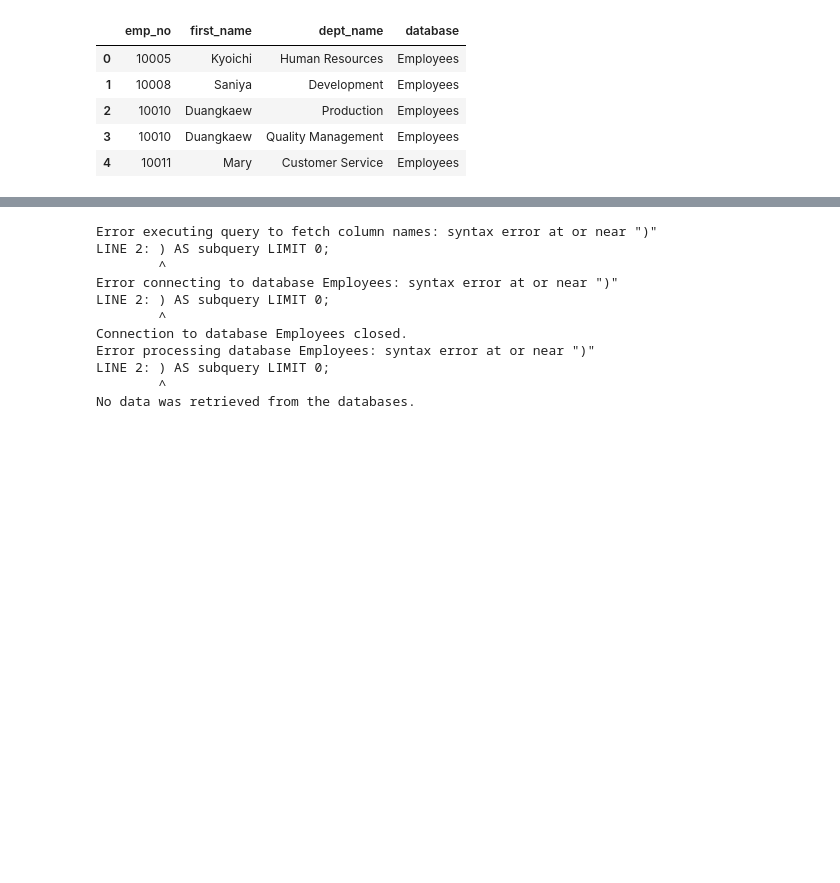
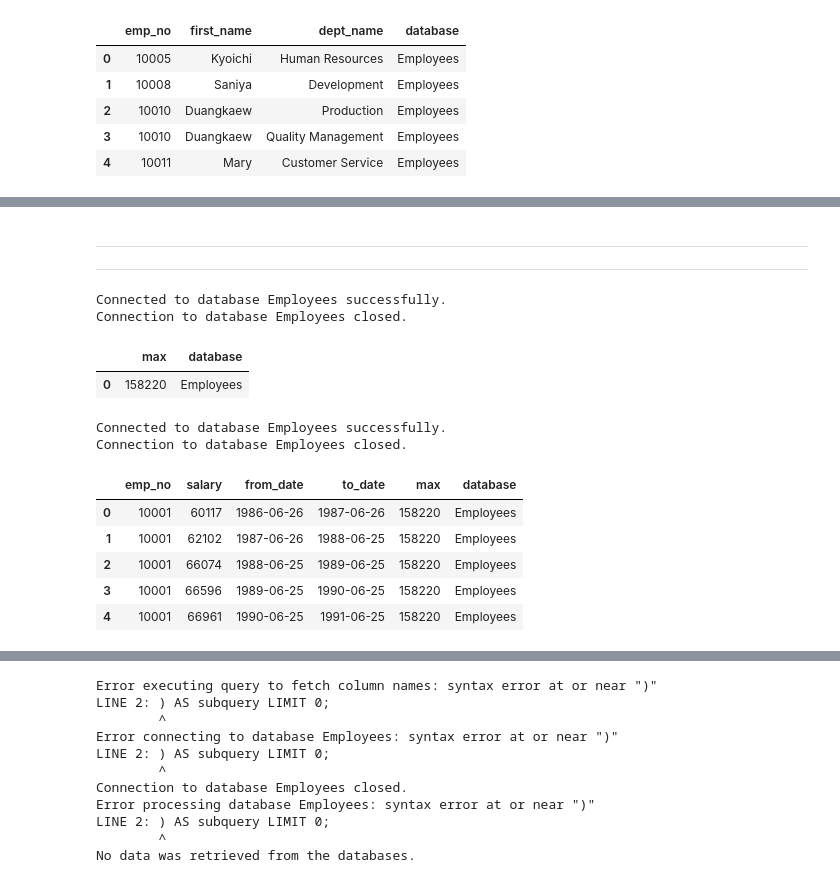
Before and after one commit to rameshkanna74/Bankai, a Jupyter notebook: postgres/01_basic.ipynb, the cells around one changed output, grey strips where cells are left out. Saved outputs shown, nothing was run; the diff lists cells and outputs as text; code cells hidden in the pictures; blank space fills up the shorter version.

```diff
--- a/postgres/01_basic.ipynb
+++ b/postgres/01_basic.ipynb
@@ -2773,0 +3157,24 @@ Connection to database Employees closed.
+# %%
+db_configs[0]["dbname"] = "Store"
+
+# Sample query
+user_query = """
+SELECT NULL AS "prod_id", sum(ol.quantity)
+FROM orderlines AS ol
+
+UNION
+
+SELECT prod_id AS "prod_id", sum(ol.quantity)
+FROM orderlines AS ol
+GROUP BY prod_id
+ORDER BY prod_id DESC
+"""
+
+params = None  # You can add parameters if needed
+
+# Execute the function
+result_df = run_query_with_dynamic_columns(
+    db_configs, user_query, chunk_size=10000, params=params
+)
+
+result_df.head(5)
@@ -2773,0 +3423,52 @@ Connection to database Employees closed.
+# %% [markdown]
+---
+
+---
+# %%
+db_configs[0]["dbname"] = "Employees"
+
+# Sample query
+user_query = """
+SELECT MAX(salary) FROM salaries
+"""
+params = None  # You can add parameters if needed
+
+# Execute the function
+result_df = run_query_with_dynamic_columns(
+    db_configs, user_query, chunk_size=10000, params=params
+)
+
+result_df.head(5)
+# %% [output]
+Connected to database Employees successfully.
+Connection to database Employees closed.
+|  | max | database |
+| 0 | 158220 | Employees |
+# %%
+db_configs[0]["dbname"] = "Employees"
+
+# Sample query
+user_query = """
+SELECT
+    *,
+    MAX(salary) OVER()
+FROM salaries
+-- WHERE salary < 70000
+"""
+params = None  # You can add parameters if needed
+
+# Execute the function
+result_df = run_query_with_dynamic_columns(
+    db_configs, user_query, chunk_size=10000, params=params
+)
+
+result_df.head(5)
+# %% [output]
+Connected to database Employees successfully.
+Connection to database Employees closed.
+|  | emp_no | salary | from_date | to_date | max | database |
+| 0 | 10001 | 60117 | 1986-06-26 | 1987-06-26 | 158220 | Employees |
+| 1 | 10001 | 62102 | 1987-06-26 | 1988-06-25 | 158220 | Employees |
+| 2 | 10001 | 66074 | 1988-06-25 | 1989-06-25 | 158220 | Employees |
+| 3 | 10001 | 66596 | 1989-06-25 | 1990-06-25 | 158220 | Employees |
+| 4 | 10001 | 66961 | 1990-06-25 | 1991-06-25 | 158220 | Employees |
```
Also changed, not shown: parts of 54 cells of this notebook, 3 other files.
